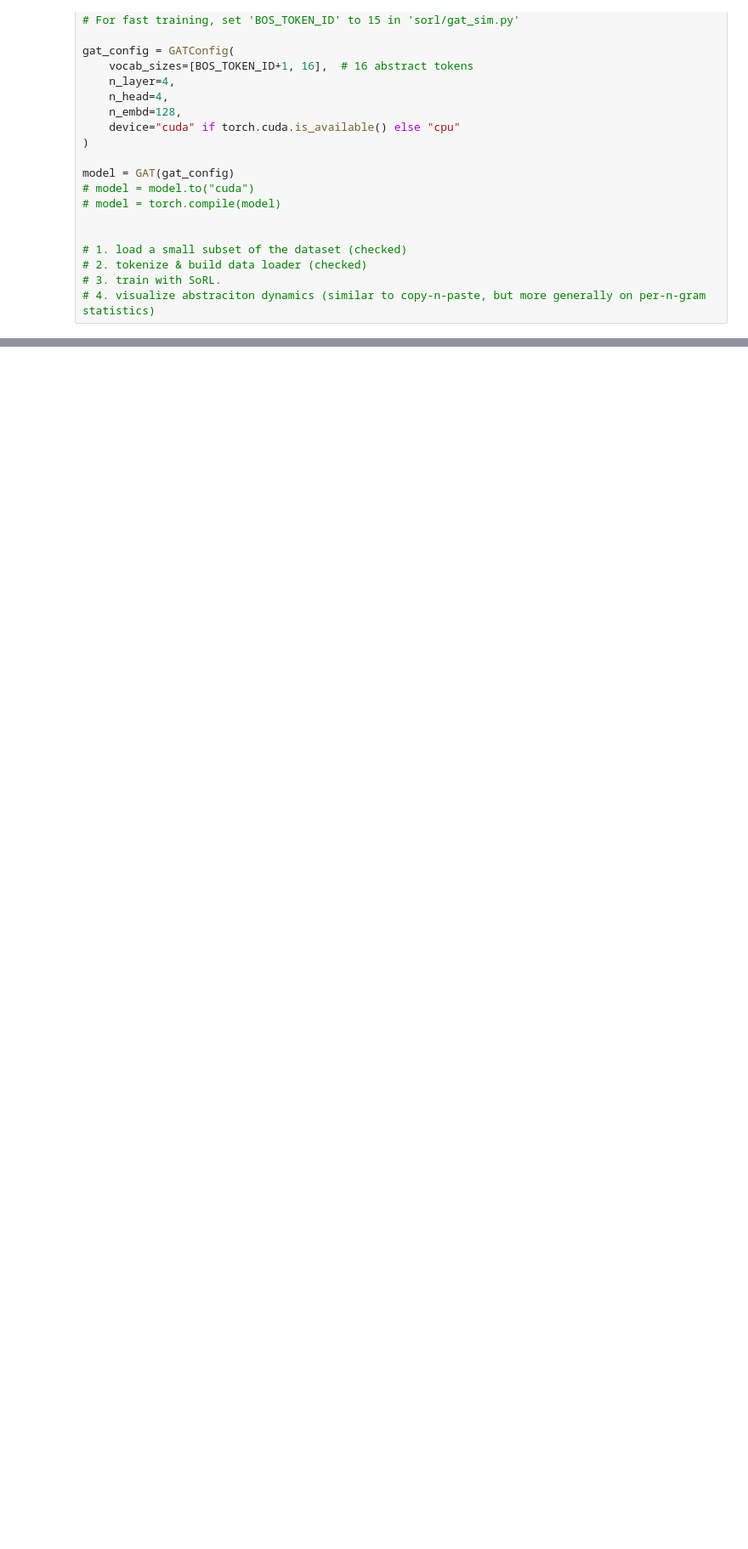
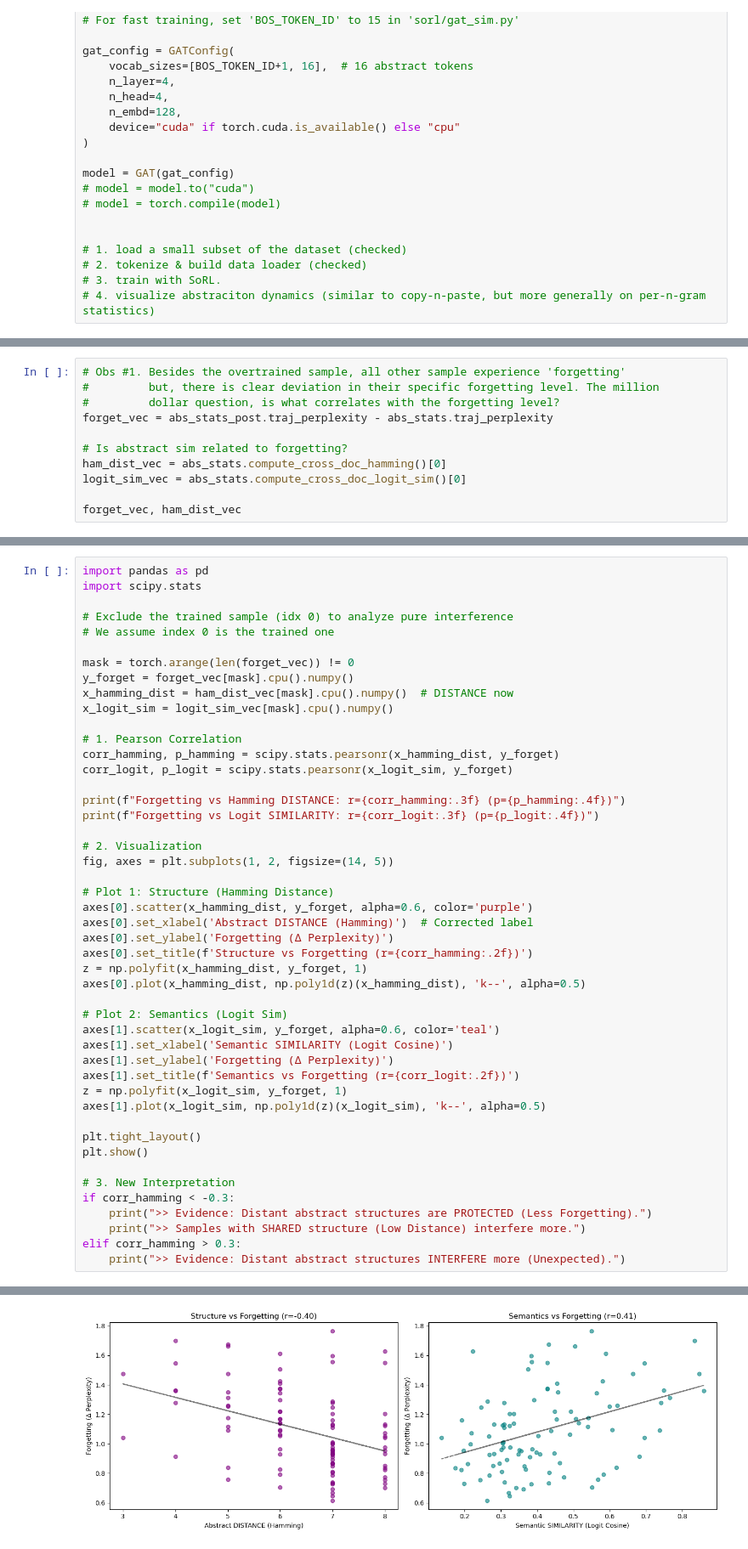
Before and after one commit to fangyuan-ksgk/mod_gpt, a Jupyter notebook: tinystories.ipynb, the cells around one changed output, grey strips where cells are left out. Shown: that part at 85% size. Saved outputs shown, nothing was run; the diff lists cells and outputs as text; blank space fills up the shorter version.

```diff
--- a/tinystories.ipynb
+++ b/tinystories.ipynb
@@ -150,0 +240,11 @@ validation step 398 | traj_loss: 2.96 | abs_loss: 2.71 | search adv: 7.99% | voc
+# %%
+# Obs #1. Besides the overtrained sample, all other sample experience 'forgetting'
+#         but, there is clear deviation in their specific forgetting level. The million
+#         dollar question, is what correlates with the forgetting level?
+forget_vec = abs_stats_post.traj_perplexity - abs_stats.traj_perplexity
+
+# Is abstract sim related to forgetting?
+ham_dist_vec = abs_stats.compute_cross_doc_hamming()[0]
+logit_sim_vec = abs_stats.compute_cross_doc_logit_sim()[0]
+
+forget_vec, ham_dist_vec
@@ -150,0 +281,48 @@ validation step 398 | traj_loss: 2.96 | abs_loss: 2.71 | search adv: 7.99% | voc
+# %%
+import pandas as pd
+import scipy.stats
+
+# Exclude the trained sample (idx 0) to analyze pure interference
+# We assume index 0 is the trained one
+
+mask = torch.arange(len(forget_vec)) != 0
+y_forget = forget_vec[mask].cpu().numpy()
+x_hamming_dist = ham_dist_vec[mask].cpu().numpy()  # DISTANCE now
+x_logit_sim = logit_sim_vec[mask].cpu().numpy()
+
+# 1. Pearson Correlation
+corr_hamming, p_hamming = scipy.stats.pearsonr(x_hamming_dist, y_forget)
+corr_logit, p_logit = scipy.stats.pearsonr(x_logit_sim, y_forget)
+
+print(f"Forgetting vs Hamming DISTANCE: r={corr_hamming:.3f} (p={p_hamming:.4f})")
+print(f"Forgetting vs Logit SIMILARITY: r={corr_logit:.3f} (p={p_logit:.4f})")
+
+# 2. Visualization
+fig, axes = plt.subplots(1, 2, figsize=(14, 5))
+
+# Plot 1: Structure (Hamming Distance)
+axes[0].scatter(x_hamming_dist, y_forget, alpha=0.6, color='purple')
+axes[0].set_xlabel('Abstract DISTANCE (Hamming)')  # Corrected label
+axes[0].set_ylabel('Forgetting (Δ Perplexity)')
+axes[0].set_title(f'Structure vs Forgetting (r={corr_hamming:.2f})')
+z = np.polyfit(x_hamming_dist, y_forget, 1)
+axes[0].plot(x_hamming_dist, np.poly1d(z)(x_hamming_dist), 'k--', alpha=0.5)
+
+# Plot 2: Semantics (Logit Sim)
+axes[1].scatter(x_logit_sim, y_forget, alpha=0.6, color='teal')
+axes[1].set_xlabel('Semantic SIMILARITY (Logit Cosine)')
+axes[1].set_ylabel('Forgetting (Δ Perplexity)')
+axes[1].set_title(f'Semantics vs Forgetting (r={corr_logit:.2f})')
+z = np.polyfit(x_logit_sim, y_forget, 1)
+axes[1].plot(x_logit_sim, np.poly1d(z)(x_logit_sim), 'k--', alpha=0.5)
+
+plt.tight_layout()
+plt.show()
+
+# 3. New Interpretation
+if corr_hamming < -0.3:
+    print(">> Evidence: Distant abstract structures are PROTECTED (Less Forgetting).")
+    print(">> Samples with SHARED structure (Low Distance) interfere more.")
+elif corr_hamming > 0.3:
+    print(">> Evidence: Distant abstract structures INTERFERE more (Unexpected).")
+# %% [output]
@@ -150,0 +331 @@ validation step 398 | traj_loss: 2.96 | abs_loss: 2.71 | search adv: 7.99% | voc
+[figure, added]
```
Also changed, not shown: parts of 20 cells of this notebook, 4 other files.
